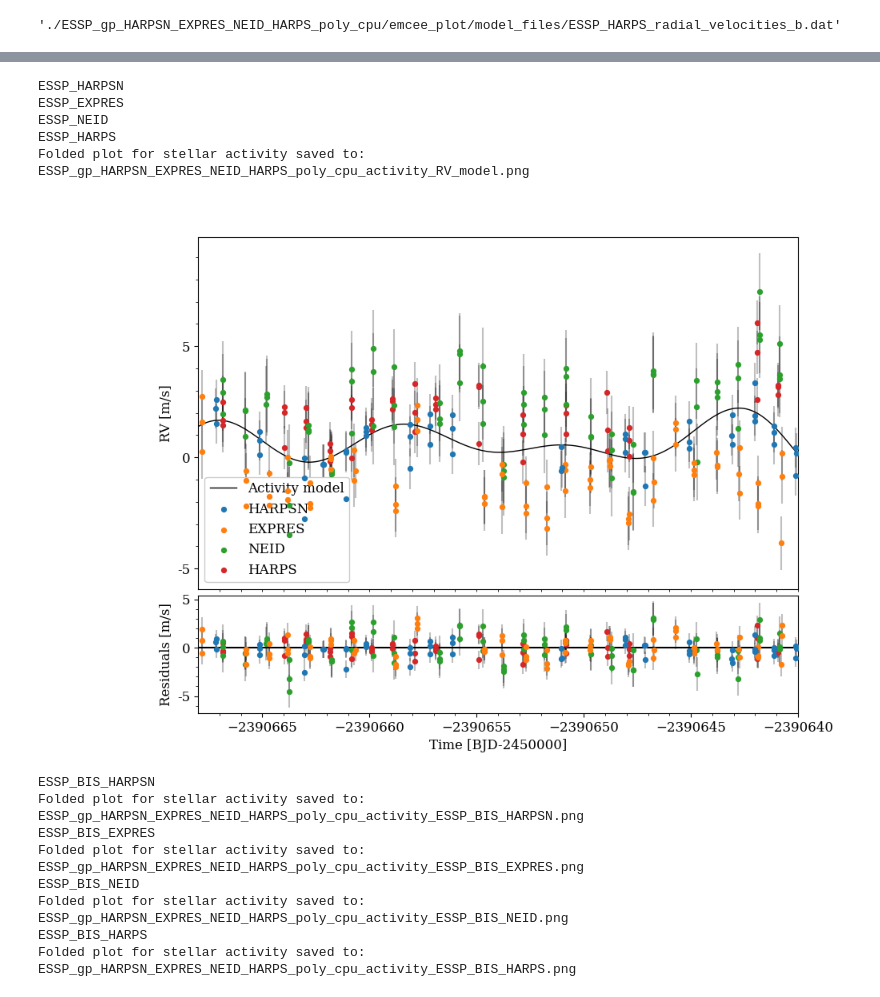
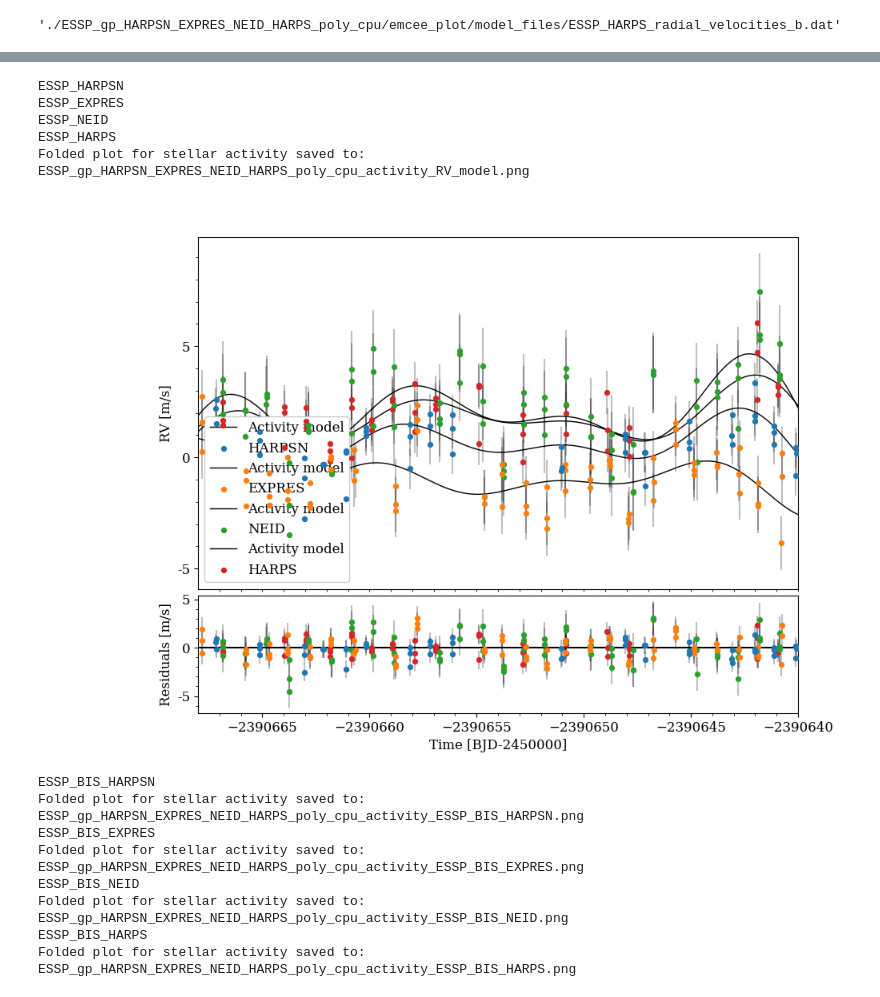
Before and after one commit to jinglinzhao/PyORBIT_ESSP, a Jupyter notebook: ESSP/plot_RV_activity.ipynb, the cells around one changed output, grey strips where cells are left out. Drawn from its saved outputs; the diff is of its cells as text; code cells hidden in the pictures.

Commit message:
minor updates on plots

```diff
--- a/ESSP/plot_RV_activity.ipynb
+++ b/ESSP/plot_RV_activity.ipynb
@@ -311,20 +315,23 @@ default_color = 'C0'
 
 
 # Plot of the model
-RV_full = np.genfromtxt(dir_base + dir_mods + dir_plot + 'ESSP_NEID_full.dat', skip_header=1)
-ax_0.plot(RV_full[:,0]-2450000,RV_full[:,1], color='k', linestyle='-', zorder=2, label='NEID model', lw=0.1)
-RV_full = np.genfromtxt(dir_base + dir_mods + dir_plot + 'ESSP_HARPS_full.dat', skip_header=1)
-ax_0.plot(RV_full[:,0]-2450000,RV_full[:,1], color='k', linestyle='-', zorder=2, label='HARPS model', lw=0.1)
-RV_full = np.genfromtxt(dir_base + dir_mods + dir_plot + 'ESSP_EXPRES_full.dat', skip_header=1)
-ax_0.plot(RV_full[:,0]-2450000,RV_full[:,1], color='k', linestyle='-', zorder=2, label='EXPRES model', lw=0.1)
-RV_full = np.genfromtxt(dir_base + dir_mods + dir_plot + 'ESSP_HARPSN_full.dat', skip_header=1)
-ax_0.plot(RV_full[:,0]-2450000,RV_full[:,1], color='k', linestyle='-', zorder=2, label='HARPSN model', lw=0.1)
+# RV_full = np.genfromtxt(dir_base + dir_mods + dir_plot + 'ESSP_NEID_full.dat', skip_header=1)
+# ax_0.plot(RV_full[:,0]-2450000,RV_full[:,1], color='k', linestyle='-', zorder=2, label='NEID model', lw=0.1)
+# RV_full = np.genfromtxt(dir_base + dir_mods + dir_plot + 'ESSP_HARPS_full.dat', skip_header=1)
+# ax_0.plot(RV_full[:,0]-2450000,RV_full[:,1], color='k', linestyle='-', zorder=2, label='HARPS model', lw=0.1)
+# RV_full = np.genfromtxt(dir_base + dir_mods + dir_plot + 'ESSP_EXPRES_full.dat', skip_header=1)
+# ax_0.plot(RV_full[:,0]-2450000,RV_full[:,1], color='k', linestyle='-', zorder=2, label='EXPRES model', lw=0.1)
+# RV_full = np.genfromtxt(dir_base + dir_mods + dir_plot + 'ESSP_HARPSN_full.dat', skip_header=1)
+# ax_0.plot(RV_full[:,0]-2450000,RV_full[:,1], color='k', linestyle='-', zorder=2, label='HARPSN model', lw=0.1)
 
 
 
 for n_dataset, dataset in enumerate(datasets_list):
     print(dataset)
     default_color = 'C' + repr(n_dataset)
+
+    RV_full = np.genfromtxt(dir_base + dir_mods + dir_plot + dataset + '_full.dat', skip_header=1)
+    ax_0.plot(RV_full[:,0]-2450000,RV_full[:,1], color='k', linestyle='-', zorder=2, lw=0.1)
 
     RV_mod = np.genfromtxt(dir_base + dir_mods + dir_plot + dataset + '_radial_velocities_'+key_name+'.dat', skip_header=1)
     error = np.sqrt(RV_mod[:,9]**2 + RV_mod[:,12]**2)
@@ -400,14 +407,18 @@ fig = plt.figure(figsize=figsize)
 ax_0, ax_1 = plots_in_grid()
 
 # Plot of the model
-activity_full = np.genfromtxt(dir_base + dir_mods + dir_plot + datasets_list[0] + '_' + activity_model +'_full.dat', skip_header=1)
-ax_0.plot(activity_full[:,0]-2450000.0,activity_full[:,3], color='k', linestyle='-', zorder=2, label='Activity model', lw=1)
+# activity_full = np.genfromtxt(dir_base + dir_mods + dir_plot + datasets_list[0] + '_' + activity_model +'_full.dat', skip_header=1)
+# ax_0.plot(activity_full[:,0]-2450000.0,activity_full[:,3], color='k', linestyle='-', zorder=2, label='Activity model', lw=1)
 
 
 
 for n_dataset, dataset in enumerate(datasets_list):
     print(dataset)
     default_color = 'C' + repr(n_dataset)
+
+    # Plot of the model
+    activity_full = np.genfromtxt(dir_base + dir_mods + dir_plot + dataset + '_' + activity_model +'_full.dat', skip_header=1)
+    ax_0.plot(activity_full[:,0]-2450000.0,activity_full[:,3], color='k', linestyle='-', zorder=2, label='Activity model', lw=1)
 
     activity_mod = np.genfromtxt(dir_base + dir_mods + dir_plot + dataset + '_' + activity_model + '.dat', skip_header=1)
     error = np.sqrt(activity_mod[:,9]**2 + activity_mod[:,12]**2)
@@ -433,34 +444,34 @@ ax_0.set_xlim(activity_dict['limits_bjd'][0]-2450000, activity_dict['limits_bjd'
 ax_1.set_xlim(activity_dict['limits_bjd'][0]-2450000, activity_dict['limits_bjd'][1]-2450000,)
 
 
 ax_0.axes.get_xaxis().set_ticks([])
 
 ax_0.yaxis.set_major_locator(MultipleLocator(5))
 ax_0.yaxis.set_major_formatter(FormatStrFormatter('%d'))
 # For the minor ticks, use no labels; default NullFormatter.
 ax_0.yaxis.set_minor_locator(MultipleLocator(1))
 
 
 ax_1.yaxis.set_major_locator(MultipleLocator(5))
 ax_1.yaxis.set_major_formatter(FormatStrFormatter('%d'))
 # For the minor ticks, use no labels; default NullFormatter.
 ax_1.yaxis.set_minor_locator(MultipleLocator(1))
 
 ax_0.set_ylabel('RV [m/s]')
 ax_1.set_xlabel('Time [BJD-2450000]')
 ax_1.set_ylabel('Residuals [m/s]')
 
 ax_0.legend(framealpha=1.0, loc='lower left')
 plot_filename = filename+'_activity_RV_model.png'
 print('Folded plot for stellar activity saved to:', plot_filename )
 plt.savefig(plot_filename, dpi=300, bbox_inches='tight')
 # %% [output]
 ESSP_HARPSN
 ESSP_EXPRES
 ESSP_NEID
 ESSP_HARPS
 Folded plot for stellar activity saved to: ESSP_gp_HARPSN_EXPRES_NEID_HARPS_poly_cpu_activity_RV_model.png
-[figure, old version]
+[figure, new version]
 # %%
 
 font_label = 12
```
Also changed, not shown: parts of 2 cells of this notebook, 2 other files.
